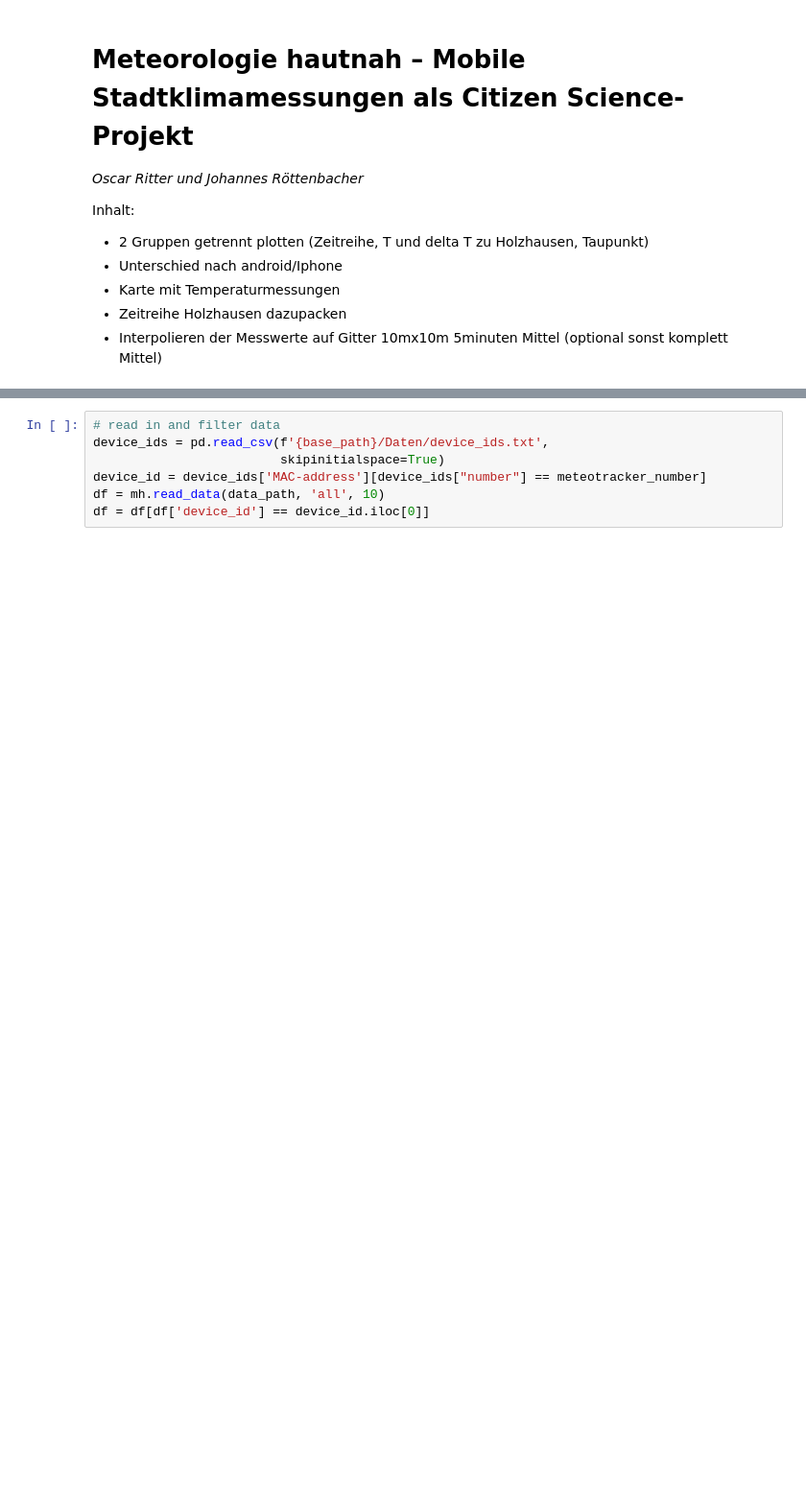
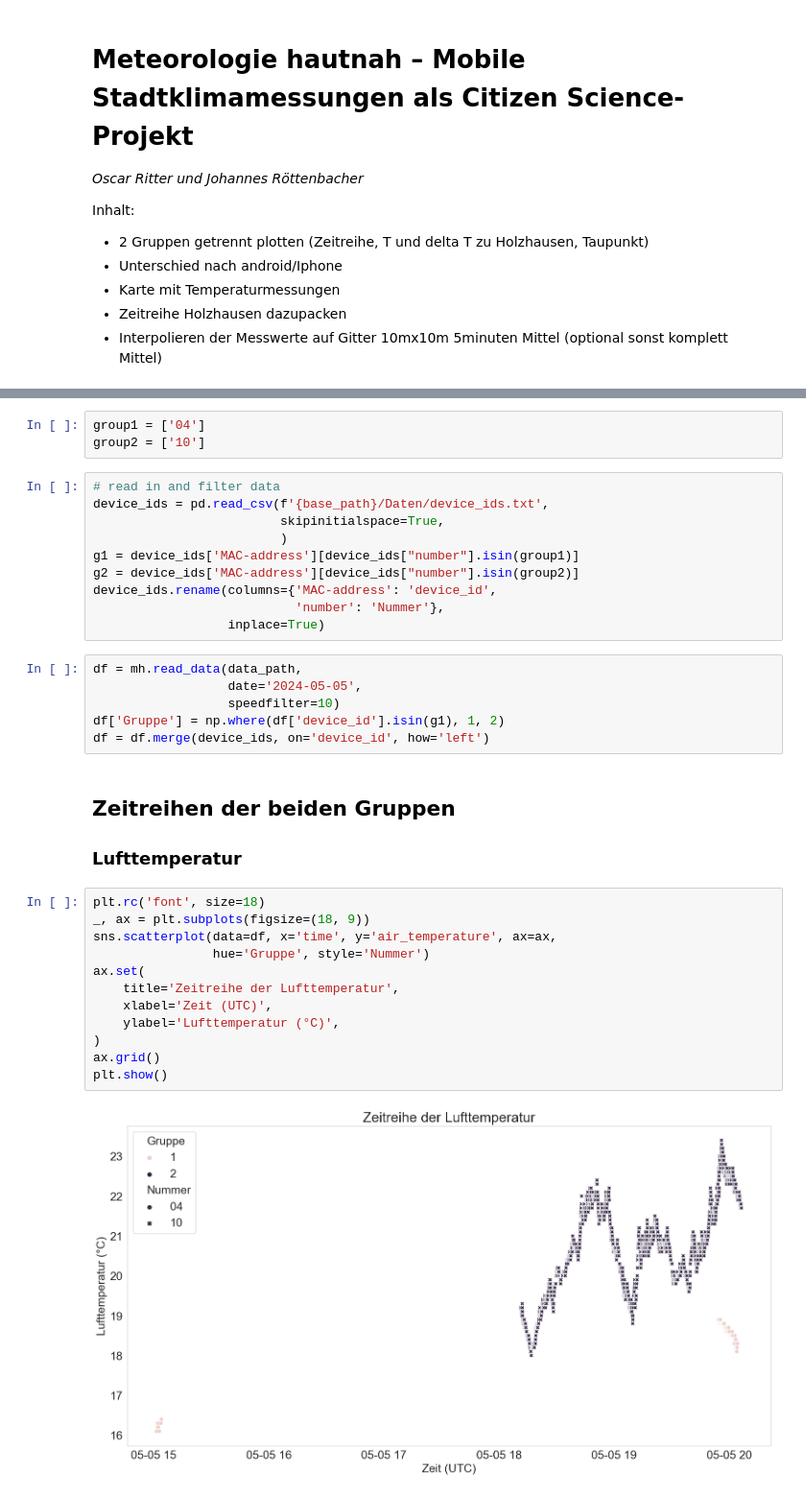
Before and after one commit to MeteorologieHautnah/MeteorologieHautnah, a Jupyter notebook: analysis/stumeta_2024.ipynb, the cells around one changed output, grey strips where cells are left out. Shown at 96% size. Drawn from its saved outputs; the diff is of its cells as text; blank space fills up the shorter version.

Commit message:
Include a few plots and data read in

```diff
--- a/analysis/stumeta_2024.ipynb
+++ b/analysis/stumeta_2024.ipynb
@@ -20,7 +60,36 @@ plot_path = f'{base_path}/Daten/plots/single_participants'
+# %%
+group1 = ['04']
+group2 = ['10']
+# %%
+# read in and filter data
+device_ids = pd.read_csv(f'{base_path}/Daten/device_ids.txt',
+                         skipinitialspace=True,
+                         )
+g1 = device_ids['MAC-address'][device_ids["number"].isin(group1)]
+g2 = device_ids['MAC-address'][device_ids["number"].isin(group2)]
+device_ids.rename(columns={'MAC-address': 'device_id',
+                           'number': 'Nummer'},
+                  inplace=True)
 # %%
-# read in and filter data
-device_ids = pd.read_csv(f'{base_path}/Daten/device_ids.txt',
-                         skipinitialspace=True)
-device_id = device_ids['MAC-address'][device_ids["number"] == meteotracker_number]
-df = mh.read_data(data_path, 'all', 10)
-df = df[df['device_id'] == device_id.iloc[0]]
+df = mh.read_data(data_path,
+                  date='2024-05-05',
+                  speedfilter=10)
+df['Gruppe'] = np.where(df['device_id'].isin(g1), 1, 2)
+df = df.merge(device_ids, on='device_id', how='left')
+# %% [markdown]
+## Zeitreihen der beiden Gruppen
+### Lufttemperatur
+# %%
+plt.rc('font', size=18)
+_, ax = plt.subplots(figsize=(18, 9))
+sns.scatterplot(data=df, x='time', y='air_temperature', ax=ax,
+                hue='Gruppe', style='Nummer')
+ax.set(
+    title='Zeitreihe der Lufttemperatur',
+    xlabel='Zeit (UTC)',
+    ylabel='Lufttemperatur (°C)',
+)
+ax.grid()
+plt.show()
+# %% [output]
+[figure, added]
```
Also changed, not shown: parts of 10 cells of this notebook.
